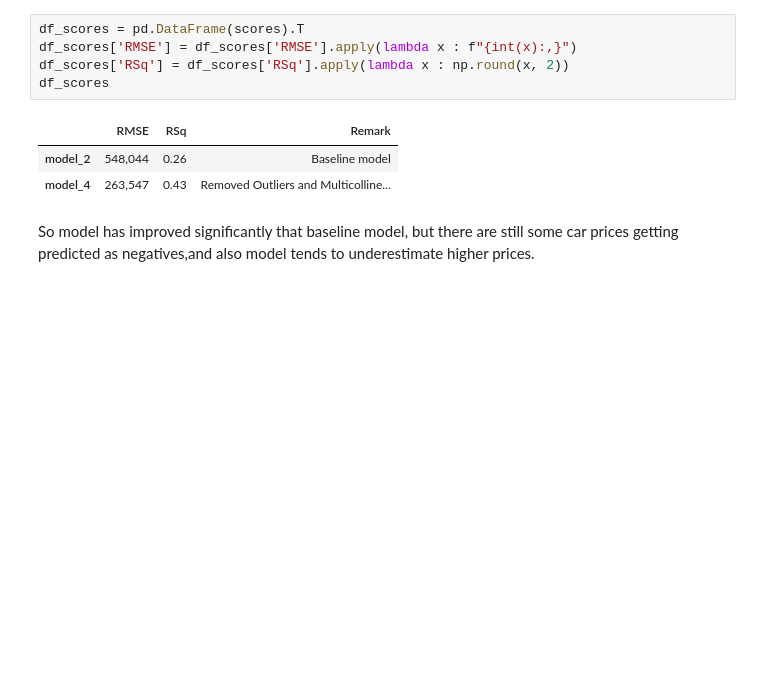
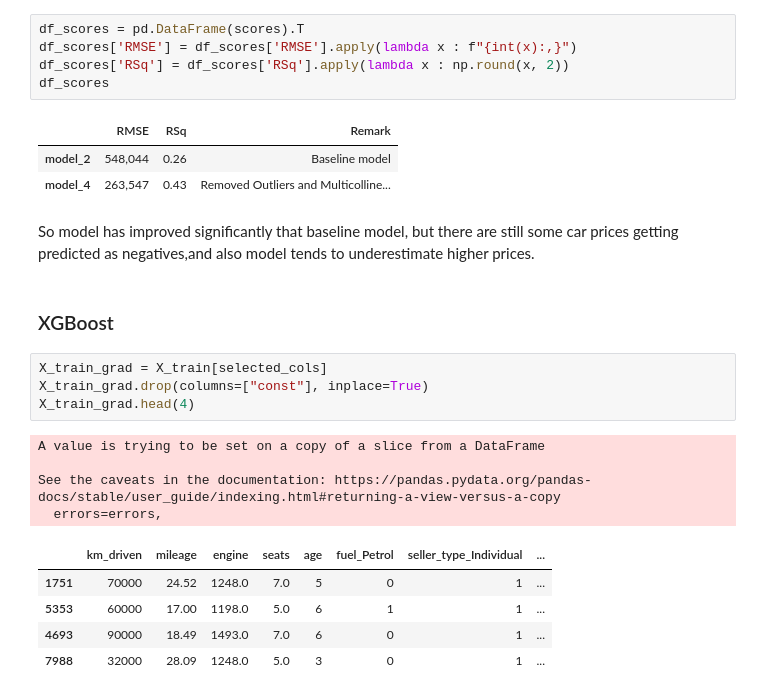
Before and after one commit to mrutyunjay17/Hands-On-Machine-Learning, a Jupyter notebook: practice_dummy_datasets/MLR_Car/analysis_med1_data.ipynb, the cells around one changed output. Saved outputs shown, nothing was run; the diff lists cells and outputs as text; blank space fills up the shorter version.

```diff
--- a/practice_dummy_datasets/MLR_Car/analysis_med1_data.ipynb
+++ b/practice_dummy_datasets/MLR_Car/analysis_med1_data.ipynb
@@ -673,3 +673,19 @@ df_scores
 | model_4 | 263,547 | 0.43 | Removed Outliers and Multicolline... |
 # %% [markdown]
 So model has improved significantly that baseline model, but there are still some car prices getting predicted as negatives,and also model tends to underestimate higher prices.
+# %% [markdown]
+### XGBoost
+# %%
+X_train_grad = X_train[selected_cols]
+X_train_grad.drop(columns=["const"], inplace=True)
+X_train_grad.head(4)
+# %% [output]
+A value is trying to be set on a copy of a slice from a DataFrame
+
+See the caveats in the documentation: https://pandas.pydata.org/pandas-docs/stable/user_guide/indexing.html#returning-a-view-versus-a-copy
+  errors=errors,
+|  | km_driven | mileage | engine | seats | age | fuel_Petrol | seller_type_Individual | ... |
+| 1751 | 70000 | 24.52 | 1248.0 | 7.0 | 5 | 0 | 1 | ... |
+| 5353 | 60000 | 17.00 | 1198.0 | 5.0 | 6 | 1 | 1 | ... |
+| 4693 | 90000 | 18.49 | 1493.0 | 7.0 | 6 | 0 | 1 | ... |
+| 7988 | 32000 | 28.09 | 1248.0 | 5.0 | 3 | 0 | 1 | ... |
```
Also changed, not shown: parts of 23 cells of this notebook.
